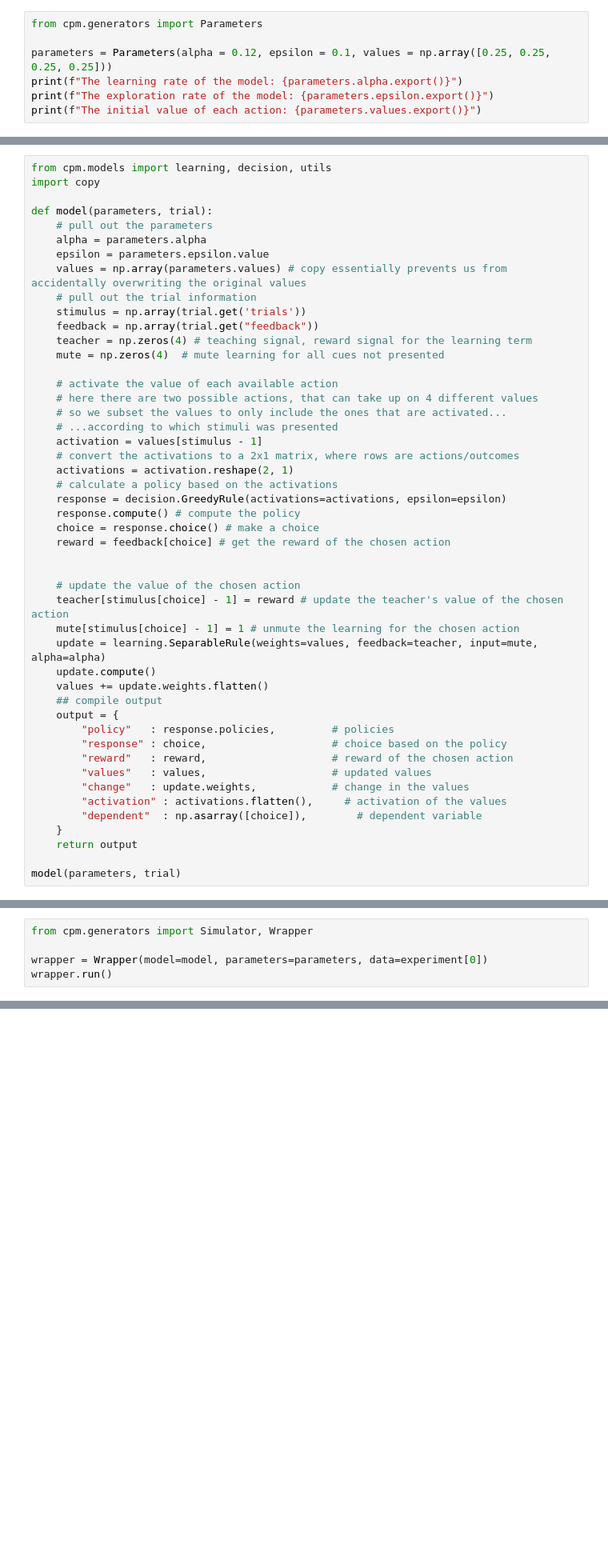
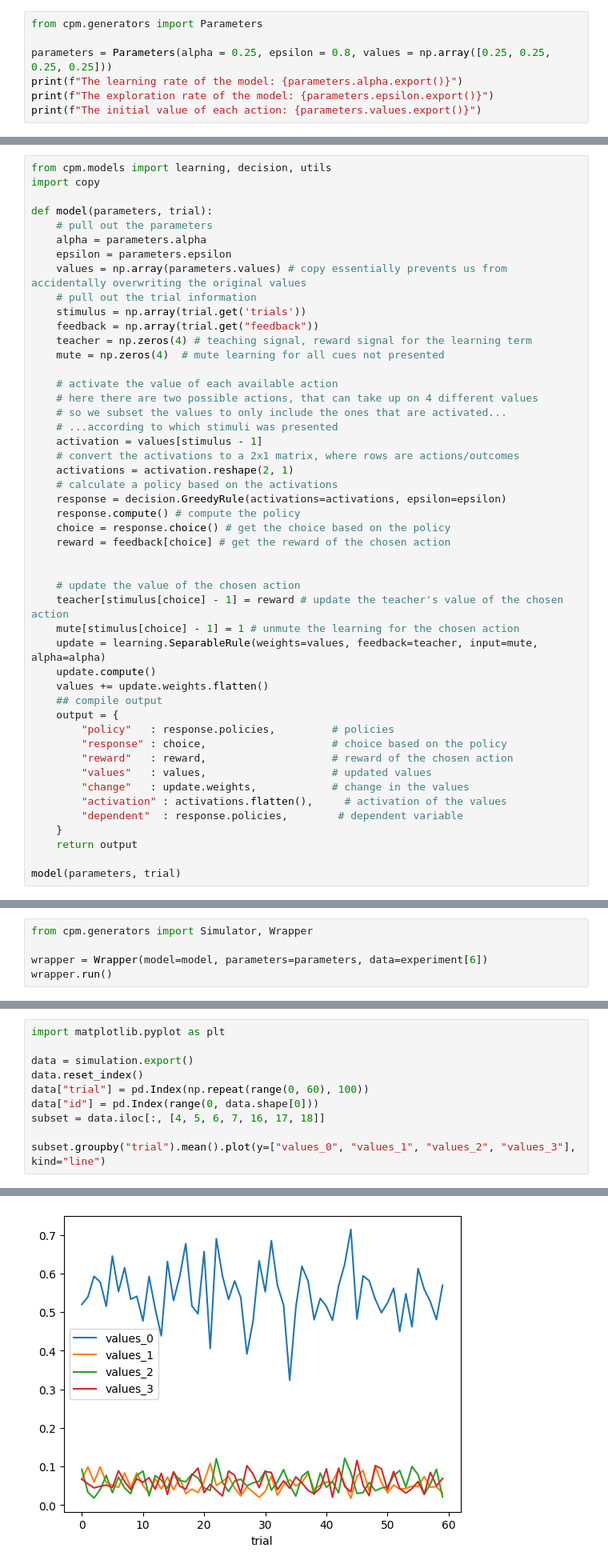
Before and after one commit to DevComPsy/cpm, a Jupyter notebook: docs/examples/example2.ipynb, the cells around one changed output, grey strips where cells are left out. Shown: that part at 80% size. Saved outputs shown, nothing was run; the diff lists cells and outputs as text; blank space fills up the shorter version.

Commit message:
docs: work on example 2 - complete parameter recovery

```diff
--- a/docs/examples/example2.ipynb
+++ b/docs/examples/example2.ipynb
@@ -165,7 +165,7 @@ Let us specify the parameters for the model.
 # %%
 from cpm.generators import Parameters
 
-parameters = Parameters(alpha = 0.12, epsilon = 0.1, values = np.array([0.25, 0.25, 0.25, 0.25]))
+parameters = Parameters(alpha = 0.25, epsilon = 0.8, values = np.array([0.25, 0.25, 0.25, 0.25]))
 print(f"The learning rate of the model: {parameters.alpha.export()}")
 print(f"The exploration rate of the model: {parameters.epsilon.export()}")
 print(f"The initial value of each action: {parameters.values.export()}")
@@ -191,7 +191,7 @@ import copy
 def model(parameters, trial):
     # pull out the parameters
     alpha = parameters.alpha
-    epsilon = parameters.epsilon.value
+    epsilon = parameters.epsilon
     values = np.array(parameters.values) # copy essentially prevents us from accidentally overwriting the original values
     # pull out the trial information
     stimulus = np.array(trial.get('trials'))
@@ -209,7 +209,7 @@ def model(parameters, trial):
     # calculate a policy based on the activations
     response = decision.GreedyRule(activations=activations, epsilon=epsilon)
     response.compute() # compute the policy
-    choice = response.choice() # make a choice
+    choice = response.choice() # get the choice based on the policy
     reward = feedback[choice] # get the reward of the chosen action
 
 
@@ -227,7 +227,7 @@ def model(parameters, trial):
         "values"   : values,                    # updated values
         "change"   : update.weights,            # change in the values
         "activation" : activations.flatten(),     # activation of the values
-        "dependent"  : np.asarray([choice]),        # dependent variable
+        "dependent"  : response.policies,        # dependent variable
     }
     return output
 
@@ -250,7 +250,7 @@ They will be used by other methods in the toolbox to indentify key variables.
 # %%
 from cpm.generators import Simulator, Wrapper
 
-wrapper = Wrapper(model=model, parameters=parameters, data=experiment[0])
+wrapper = Wrapper(model=model, parameters=parameters, data=experiment[6])
 wrapper.run()
 # %% [markdown]
 Now we have ran the model on a single session, let's investagete the output.
@@ -304,0 +286,11 @@ data.reset_index()
+# %%
+import matplotlib.pyplot as plt
+
+data = simulation.export()
+data.reset_index()
+data["trial"] = pd.Index(np.repeat(range(0, 60), 100))
+data["id"] = pd.Index(range(0, data.shape[0]))
+subset = data.iloc[:, [4, 5, 6, 7, 16, 17, 18]]
+
+subset.groupby("trial").mean().plot(y=["values_0", "values_1", "values_2", "values_3"], kind="line")
+# %% [output]
@@ -304,0 +298 @@ data.reset_index()
+[figure, added]
```
Also changed, not shown: parts of 17 cells of this notebook, 2 other files.
